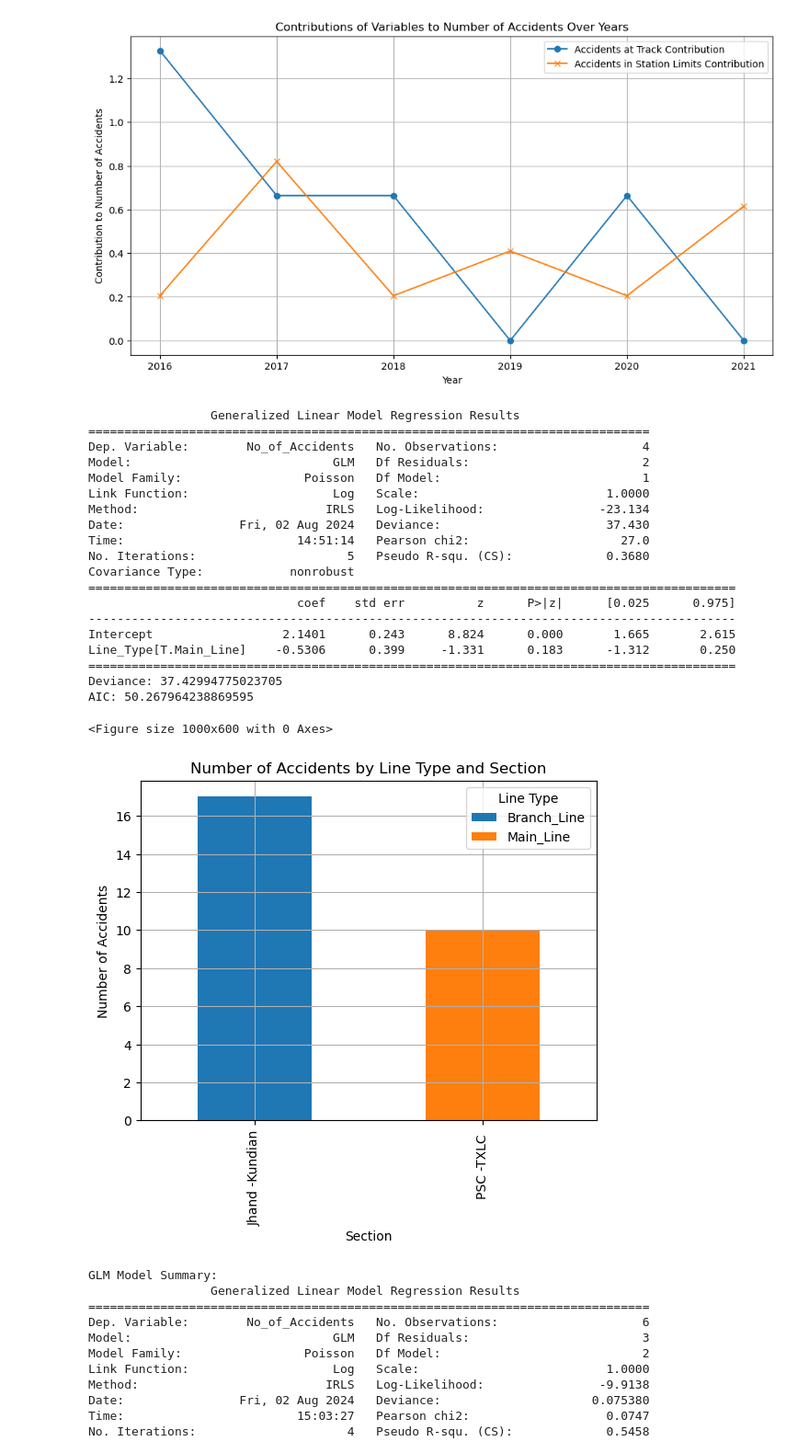
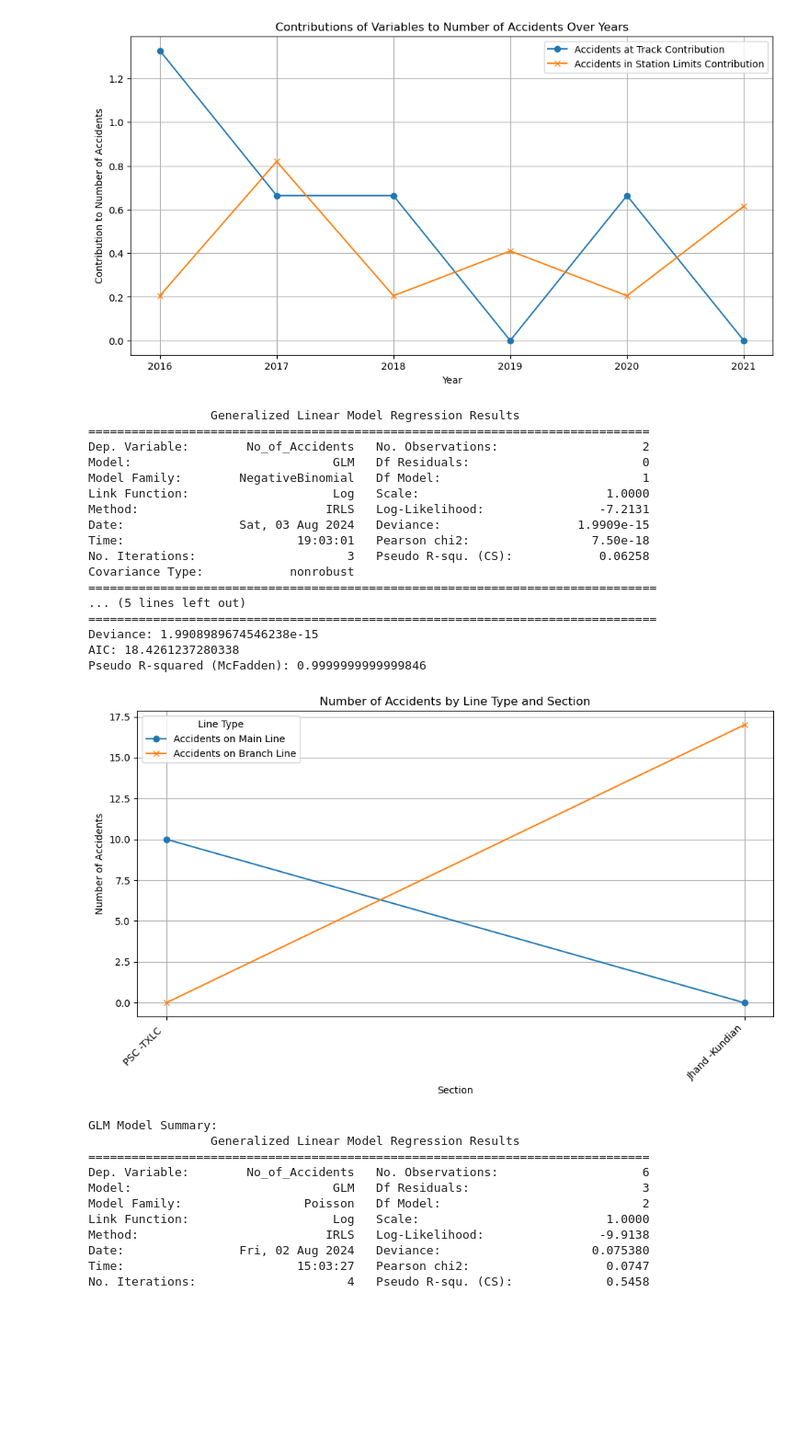
Before and after one commit to Nasir-Hussain-Datascientist/railway-accidents-data-analysis, a Jupyter notebook: revised/peshawar/Peshawar new.ipynb, the cells around one changed output. Shown at 92% size. Saved outputs shown, nothing was run; the diff lists cells and outputs as text; code cells hidden in the pictures; blank space fills up the shorter version.

```diff
--- a/revised/peshawar/Peshawar new.ipynb
+++ b/revised/peshawar/Peshawar new.ipynb
@@ -190,69 +190,70 @@ Pseudo R-squared (McFadden): 0.977502786040195
 # %%
 import pandas as pd
 import statsmodels.api as sm
-from statsmodels.formula.api import glm
 import matplotlib.pyplot as plt
 
 # Load the data
 file_path = 'peshawar.xlsx'
 sheet_name = 'type of line'
 df = pd.read_excel(file_path, sheet_name=sheet_name)
 
 # Replace spaces in column names with underscores
 df.columns = df.columns.str.replace(' ', '_')
 
-# Reshape the data to a long format
-df_long = pd.melt(df, id_vars=['Section'], value_vars=['Main_Line', 'Branch_Line'],
-                   var_name='Line_Type', value_name='No_of_Accidents')
+# Define the dependent (response) variable and independent (predictor) variables
+X = df[['Main_Line', 'Branch_Line']]
+y = df['No_of_Accidents']
 
-# Convert 'Line_Type' to a categorical variable
-df_long['Line_Type'] = df_long['Line_Type'].astype('category')
+# Add a constant to the model (intercept)
+X = sm.add_constant(X)
 
-# Fit the GLM
-model = glm('No_of_Accidents ~ Line_Type',
-            data=df_long,
-            family=sm.families.Poisson()).fit()
+# Fit the Negative Binomial model
+negbinom_model = sm.GLM(y, X, family=sm.families.NegativeBinomial()).fit()
 
 # Print the summary of the model
-print(model.summary())
+print(negbinom_model.summary())
 
-# Print AIC and Deviance
-print(f"Deviance: {model.deviance}")
-print(f"AIC: {model.aic}")
+# Deviance and AIC are directly available
+print(f"Deviance: {negbinom_model.deviance}")
+print(f"AIC: {negbinom_model.aic}")
 
-# Plotting the actual values for each type of line
+# Calculate pseudo R-squared (McFadden's)
+null_deviance = negbinom_model.null_deviance
+pseudo_r_squared = 1 - (negbinom_model.deviance / null_deviance)
+print(f"Pseudo R-squared (McFadden): {pseudo_r_squared}")
+
+# Plotting the actual values for each line type
 plt.figure(figsize=(10, 6))
-df_pivot = df_long.pivot(index='Section', columns='Line_Type', values='No_of_Accidents')
-df_pivot.plot(kind='bar', stacked=True)
+plt.plot(df['Section'], df['Main_Line'], label='Accidents on Main Line', marker='o')
+plt.plot(df['Section'], df['Branch_Line'], label='Accidents on Branch Line', marker='x')
 plt.xlabel('Section')
 plt.ylabel('Number of Accidents')
 plt.title('Number of Accidents by Line Type and Section')
 plt.legend(title='Line Type')
 plt.grid(True)
+plt.xticks(rotation=45, ha='right')  # Rotate x-axis labels for better readability
+plt.tight_layout()  # Adjust plot to fit labels
 plt.savefig('accidents_by_line_and_section.png')
 plt.show()
 # %% [output]
                  Generalized Linear Model Regression Results
 ==============================================================================
-Dep. Variable:        No_of_Accidents   No. Observations:                    4
-Model:                            GLM   Df Residuals:                        2
-Model Family:                 Poisson   Df Model:                            1
+Dep. Variable:        No_of_Accidents   No. Observations:                    2
+Model:                            GLM   Df Residuals:                        0
+Model Family:        NegativeBinomial   Df Model:                            1
 Link Function:                    Log   Scale:                          1.0000
-Method:                          IRLS   Log-Likelihood:                -23.134
-Date:                Fri, 02 Aug 2024   Deviance:                       37.430
-Time:                        14:51:14   Pearson chi2:                     27.0
-No. Iterations:                     5   Pseudo R-squ. (CS):             0.3680
+Method:                          IRLS   Log-Likelihood:                -7.2131
+Date:                Sat, 03 Aug 2024   Deviance:                   1.9909e-15
+Time:                        19:03:01   Pearson chi2:                 7.50e-18
+No. Iterations:                     3   Pseudo R-squ. (CS):            0.06258
 Covariance Type:            nonrobust
-==========================================================================================
-                             coef    std err          z      P>|z|      [0.025      0.975]
-------------------------------------------------------------------------------------------
-Intercept                  2.1401      0.243      8.824      0.000       1.665       2.615
-Line_Type[T.Main_Line]    -0.5306      0.399     -1.331      0.183      -1.312       0.250
-==========================================================================================
-Deviance: 37.42994775023705
-AIC: 50.267964238869595
+===============================================================================
+... (5 lines left out)
+===============================================================================
+Deviance: 1.9908989674546238e-15
+AIC: 18.4261237280338
+Pseudo R-squared (McFadden): 0.9999999999999846
-<Figure size 1000x600 with 0 Axes>
-[figure, old version]
+[figure, new version]
 # %%
 import pandas as pd
 import statsmodels.api as sm
```
Also changed, not shown: 24 other files.
